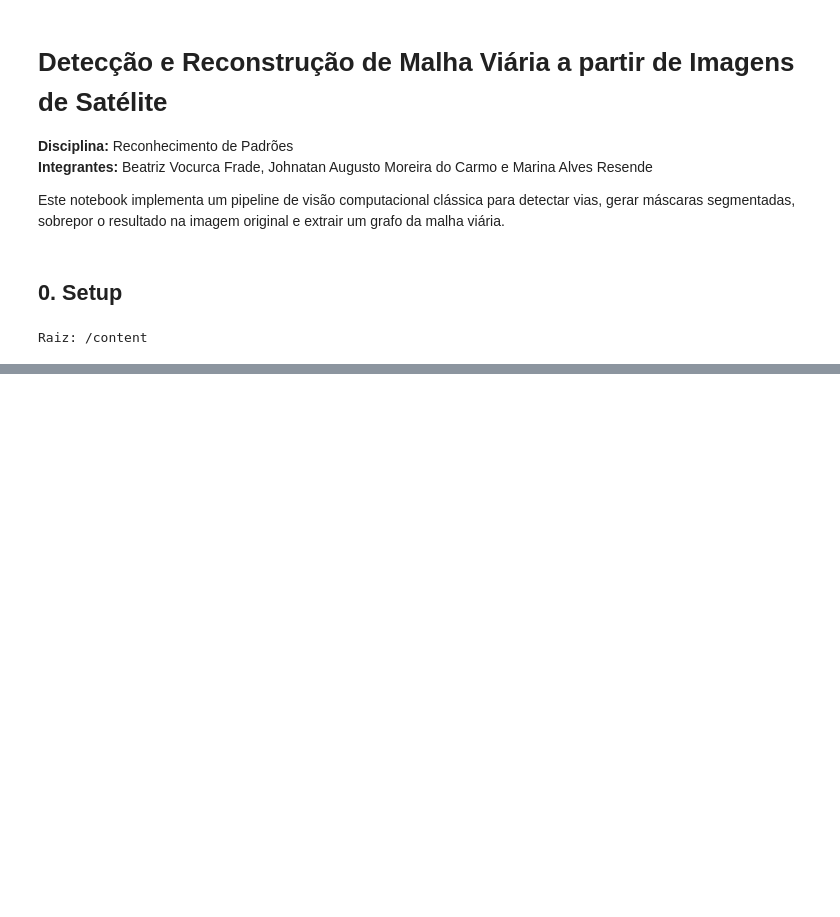
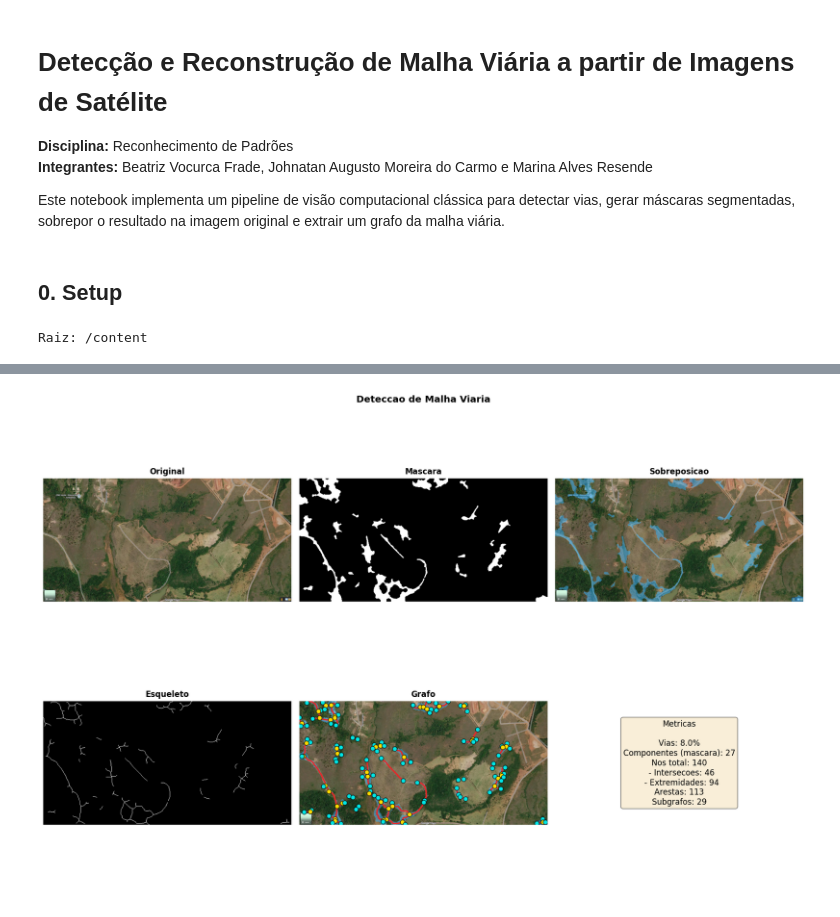
Before and after one commit to BeatrizVocurcaFrade/trabalho_rp, a Jupyter notebook: notebook/deteccao_malha_viaria.ipynb, the cells around one changed output, grey strips where cells are left out. Cells and saved outputs as stored; diff of their text form; code cells hidden in the pictures; blank space fills up the shorter version.

```diff
--- a/notebook/deteccao_malha_viaria.ipynb
+++ b/notebook/deteccao_malha_viaria.ipynb
@@ -29,0 +62,15 @@ Raiz: /content
+# %%
+import math
+import warnings
+from pathlib import Path
+
+import cv2
+import matplotlib.pyplot as plt
+import networkx as nx
+import numpy as np
+from skimage.morphology import skeletonize
+
+warnings.filterwarnings("ignore")
+plt.rcParams["figure.dpi"] = 110
+
+print("Bibliotecas carregadas.")
@@ -571,0 +622,72 @@ A solução é propositalmente explicável. Ela tende a funcionar melhor quando
+# %%
+def make_overlay(rgb: np.ndarray, mask: np.ndarray,
+                  color: tuple = (50, 180, 255), alpha: float = 0.5) -> np.ndarray:
+    """Sobrepoe a mascara de vias na imagem original com transparencia."""
+    overlay = rgb.copy().astype(np.float32)
+    c = np.array(color, dtype=np.float32)
+    overlay[mask] = (1 - alpha) * overlay[mask] + alpha * c
+    return overlay.astype(np.uint8)
+
+
+def draw_graph_on_image(rgb: np.ndarray, G: nx.Graph) -> np.ndarray:
+    """Desenha arestas e nos do grafo sobre a imagem."""
+    canvas = rgb.copy()
+    for _, _, data in G.edges(data=True):
+        pts = data.get("points", [])
+        if len(pts) >= 2:
+            arr = np.array(pts, dtype=np.int32).reshape(-1, 1, 2)
+            cv2.polylines(canvas, [arr], False, (230, 40, 40), 2, cv2.LINE_AA)
+    for _, data in G.nodes(data=True):
+        x = int(round(data.get("x", 0)))
+        y = int(round(data.get("y", 0)))
+        color = (255, 220, 0) if data.get("tipo") == "intersecao" else (0, 230, 230)
+        cv2.circle(canvas, (x, y), 5, color, -1, cv2.LINE_AA)
+        cv2.circle(canvas, (x, y), 6, (0, 0, 0), 1, cv2.LINE_AA)
+    return canvas
+
+
+# Monta imagens de saida
+rgb = pre["rgb"]
+overlay   = make_overlay(rgb, mask)
+graph_img = draw_graph_on_image(overlay.copy(), graph)
+
+# Painel 2x3
+fig, axes = plt.subplots(2, 3, figsize=(15, 10))
+axes = axes.ravel()
+
+panels = [
+    ("Original",     rgb,       None),
+    ("Mascara",      mask,      "gray"),
+    ("Sobreposicao", overlay,   None),
+    ("Esqueleto",    skeleton,  "gray"),
+    ("Grafo",        graph_img, None),
+]
+for ax, (title, img, cmap) in zip(axes, panels):
+    ax.imshow(img, cmap=cmap)
+    ax.set_title(title, fontsize=11, fontweight="bold")
+    ax.axis("off")
+
+# Sexto painel: metricas
+axes[5].axis("off")
+n_inter = sum(1 for _, d in graph.nodes(data=True) if d.get("tipo") == "intersecao")
+n_ext   = sum(1 for _, d in graph.nodes(data=True) if d.get("tipo") == "extremidade")
+axes[5].text(
+    0.5, 0.5,
+    f"Metricas\n\n"
+    f"Vias: {mask.sum()/mask.size*100:.1f}%\n"
+    f"Componentes (mascara): {n_comp}\n"
+    f"Nos total: {graph.number_of_nodes()}\n"
+    f"  - Intersecoes: {n_inter}\n"
+    f"  - Extremidades: {n_ext}\n"
+    f"Arestas: {graph.number_of_edges()}\n"
+    f"Subgrafos: {nx.number_connected_components(graph)}",
+    ha="center", va="center", fontsize=11,
+    transform=axes[5].transAxes,
+    bbox=dict(boxstyle="round", facecolor="wheat", alpha=0.5),
+)
+
+fig.suptitle("Deteccao de Malha Viaria", fontsize=13, fontweight="bold")
+fig.tight_layout()
+plt.show()
+# %% [output]
+[figure, added]
```
Also changed, not shown: parts of 22 cells of this notebook.
